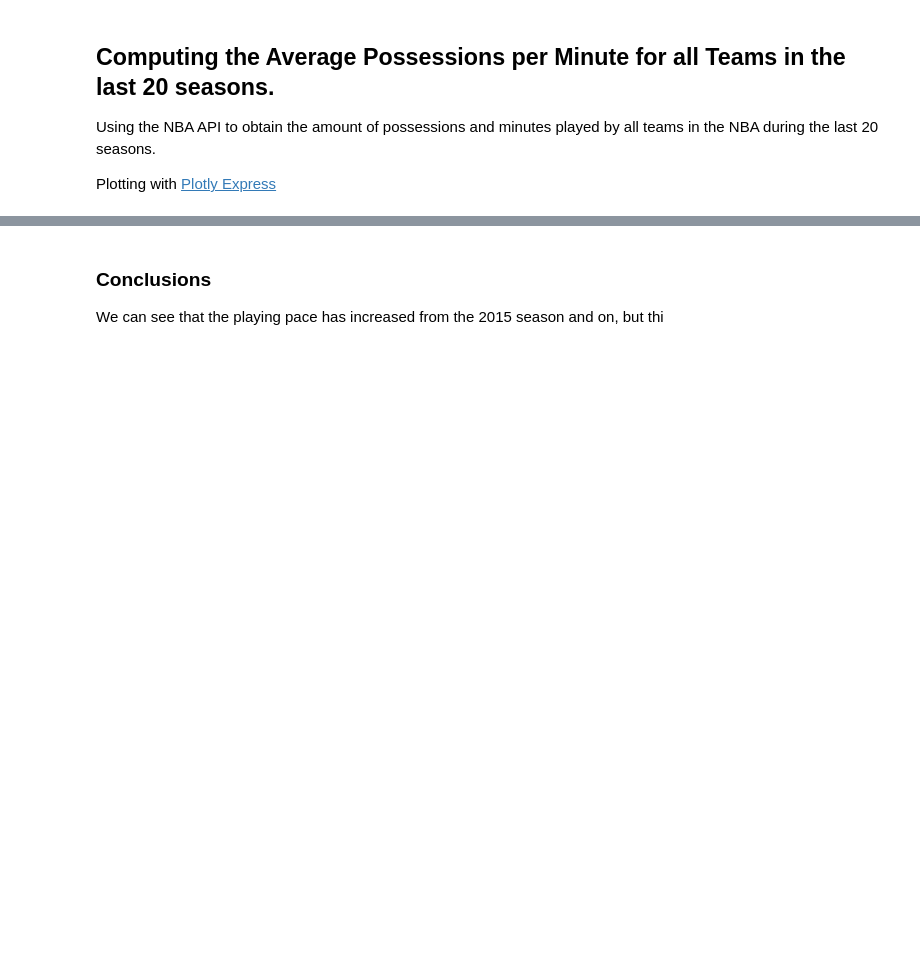
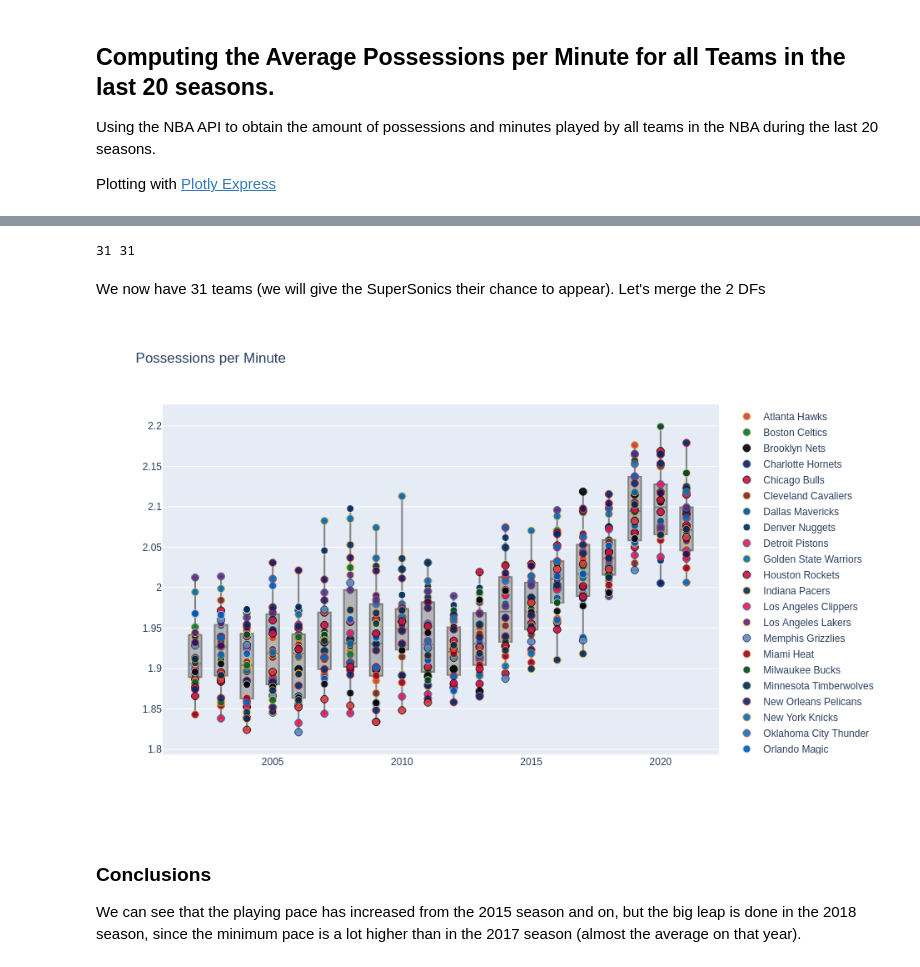
Before and after one commit to lbiedma/nba-stats-analysis, a Jupyter notebook: AvgPossessionsOverTime.ipynb, the cells around one changed output, grey strips where cells are left out. Cells and saved outputs as stored; diff of their text form; code cells hidden in the pictures; blank space fills up the shorter version.

```diff
--- a/AvgPossessionsOverTime.ipynb
+++ b/AvgPossessionsOverTime.ipynb
@@ -68,0 +72,3 @@ fig.show()
+# %%
+team_colors = pd.read_csv("team_colors.csv")
+team_colors.head()
@@ -69,3 +104,37 @@ fig.show()
+# %%
+df.replace({
+    "LA Clippers": "Los Angeles Clippers",
+    "Charlotte Bobcats": "Charlotte Hornets",
+    "New Orleans Hornets": "New Orleans Pelicans",
+    "New Orleans/Oklahoma City Hornets": "New Orleans Pelicans",
+    "New Jersey Nets": "Brooklyn Nets",
+}, inplace=True)
+team_colors.replace({"Seattle Supersonics": "Seattle SuperSonics"}, inplace=True)
+print(df["TEAM_NAME"].nunique(), team_colors["team"].nunique())
+# %% [output]
+31 31
+# %% [markdown]
+We now have 31 teams (we will give the SuperSonics their chance to appear).
+Let's merge the 2 DFs
+# %%
+df = df.merge(team_colors, left_on="TEAM_NAME", right_on="team")
+# %%
+points = [
+    go.Scatter(
+        x=group["SEASON"], y=group["POSS_PER_MIN"], mode="markers",
+        # Getting the marker to look like the team with border color and color.
+        marker=dict(opacity=0.9, size=9, line=dict(width=1, color=group["border_color"].iloc[0])),
+        marker_color=group["color"].iloc[0], hoverinfo="name+y",
+        text=name, name=name, showlegend=True,
+    ) for name, group in df.groupby("TEAM_NAME")
+]
+fig = go.Figure(data=[
+    go.Box(x=df["SEASON"], y=df["POSS_PER_MIN"], boxpoints=False, marker_color="lightgrey", line_color="grey", showlegend=False),
+] + points)
+fig.update_layout(title="Possessions per Minute", height=600)
+fig.show()
+# %% [output]
+[figure, added]
 # %% [markdown]
 ### Conclusions
-We can see that the playing pace has increased from the 2015 season and on, but thi
+We can see that the playing pace has increased from the 2015 season and on, but the big leap is done in the 2018 season, since the minimum pace is a lot higher than in the 2017 season (almost the average on that year).
```
Also changed, not shown: parts of 9 cells of this notebook, 3 other files.
